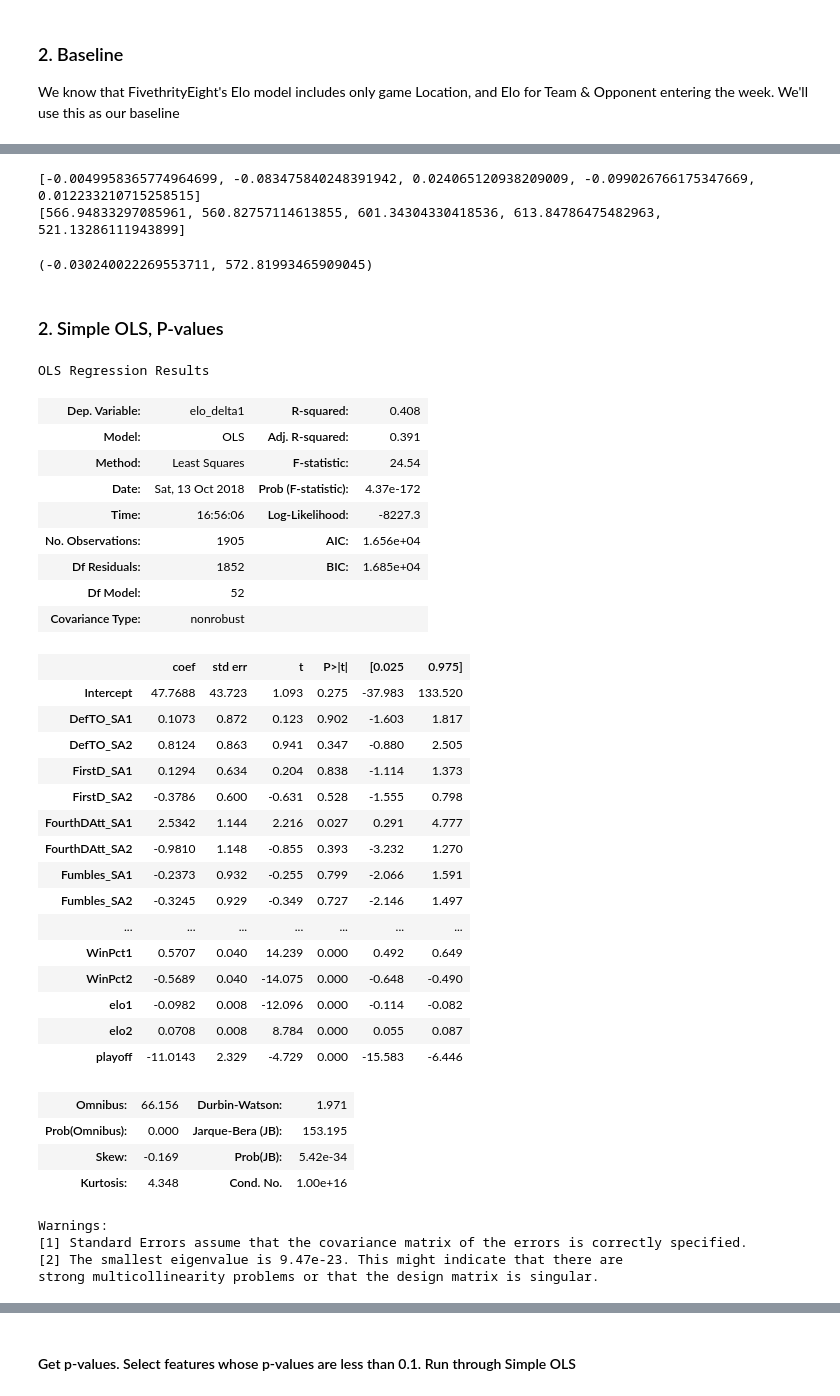
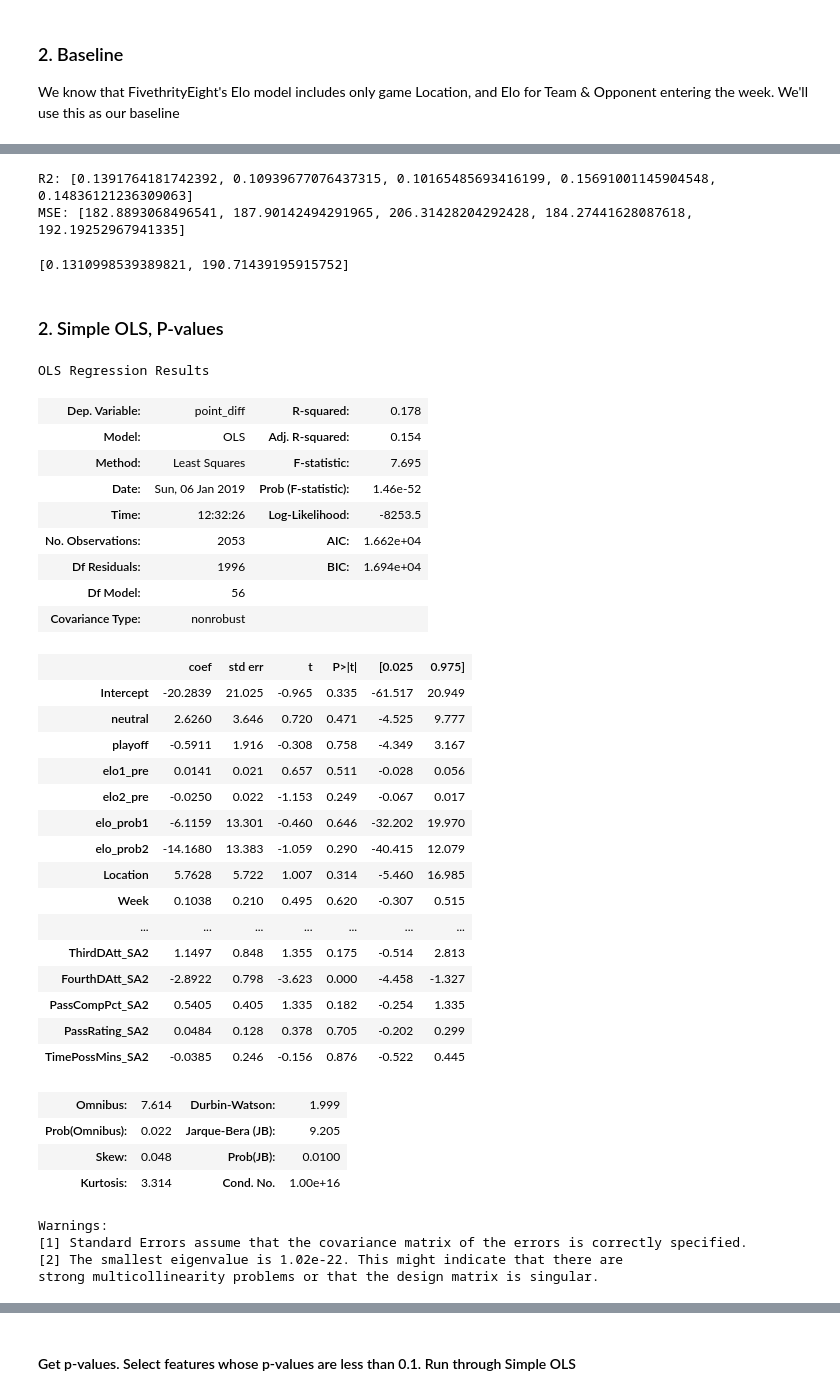
Before and after one commit to kbfreder/nfl-predictions, a Jupyter notebook: 03b_FeatureModel_Explore.ipynb, the cells around one changed output, grey strips where cells are left out. Cells and saved outputs as stored; diff of their text form; code cells hidden in the pictures.

```diff
--- a/03b_FeatureModel_Explore.ipynb
+++ b/03b_FeatureModel_Explore.ipynb
@@ -57,7 +53,6 @@ len(df)
 # %%
-train_df = p.open_pkl('Data/train_df.pkl')
-test_df = p.open_pkl('Data/test_df.pkl')
+X_train = p.open_pkl('Data/X_train.pkl')
+y_train  = p.open_pkl('Data/y_train.pkl')
+
+train_df = X_train.join(y_train)
+target = 'point_diff'
-# %%
-train_df.reset_index(inplace=True, drop=True)
-# %%
-target = 'elo_delta1'
@@ -131,46 +101,50 @@ f.pick_degrees(train_df, simple_cols, target, max_deg=10)
 # %%
-f.assess_model_poly(train_df, simple_cols, target, 6)
+f.assess_model_poly(train_df, simple_cols, target, 3)
 # %% [output]
-[-0.0049958365774964699, -0.083475840248391942, 0.024065120938209009, -0.099026766175347669, 0.012233210715258515]
-[566.94833297085961, 560.82757114613855, 601.34304330418536, 613.84786475482963, 521.13286111943899]
+R2: [0.1391764181742392, 0.10939677076437315, 0.10165485693416199, 0.15691001145904548, 0.14836121236309063]
+MSE: [182.8893068496541, 187.90142494291965, 206.31428204292428, 184.27441628087618, 192.19252967941335]
-(-0.030240022269553711, 572.81993465909045)
+[0.1310998539389821, 190.71439195915752]
 # %% [markdown]
 ### 2. Simple OLS, P-values  <a name=s2 />
+# %%
+drop_cols = ['score1', 'score2', 'elo_delta', 'Date', 'OT', 'Season','Date', 'point_diff']
+all_cols = [x for x in train_df.columns if x not in drop_cols]
+num_cols = [x for x in all_cols if train_df.dtypes[x] != 'O']
 # %%
-fit2a = f.simple_OLS(train_df, all_cols, target)
+fit2a = f.simple_OLS(train_df, num_cols, target)
 fit2a.summary()
 # %% [output]
 OLS Regression Results
-| Dep. Variable: | elo_delta1 | R-squared: | 0.408 |
-| Model: | OLS | Adj. R-squared: | 0.391 |
-| Method: | Least Squares | F-statistic: | 24.54 |
-| Date: | Sat, 13 Oct 2018 | Prob (F-statistic): | 4.37e-172 |
-| Time: | 16:56:06 | Log-Likelihood: | -8227.3 |
-| No. Observations: | 1905 | AIC: | 1.656e+04 |
-| Df Residuals: | 1852 | BIC: | 1.685e+04 |
-| Df Model: | 52 |  |  |
+| Dep. Variable: | point_diff | R-squared: | 0.178 |
+| Model: | OLS | Adj. R-squared: | 0.154 |
+| Method: | Least Squares | F-statistic: | 7.695 |
+| Date: | Sun, 06 Jan 2019 | Prob (F-statistic): | 1.46e-52 |
+| Time: | 12:32:26 | Log-Likelihood: | -8253.5 |
+| No. Observations: | 2053 | AIC: | 1.662e+04 |
+| Df Residuals: | 1996 | BIC: | 1.694e+04 |
+| Df Model: | 56 |  |  |
 | Covariance Type: | nonrobust |  |  |
 |  | coef | std err | t | P>|t| | [0.025 | 0.975] |
-| Intercept | 47.7688 | 43.723 | 1.093 | 0.275 | -37.983 | 133.520 |
-| DefTO_SA1 | 0.1073 | 0.872 | 0.123 | 0.902 | -1.603 | 1.817 |
-| DefTO_SA2 | 0.8124 | 0.863 | 0.941 | 0.347 | -0.880 | 2.505 |
-| FirstD_SA1 | 0.1294 | 0.634 | 0.204 | 0.838 | -1.114 | 1.373 |
-| FirstD_SA2 | -0.3786 | 0.600 | -0.631 | 0.528 | -1.555 | 0.798 |
-| FourthDAtt_SA1 | 2.5342 | 1.144 | 2.216 | 0.027 | 0.291 | 4.777 |
-| FourthDAtt_SA2 | -0.9810 | 1.148 | -0.855 | 0.393 | -3.232 | 1.270 |
-| Fumbles_SA1 | -0.2373 | 0.932 | -0.255 | 0.799 | -2.066 | 1.591 |
-| Fumbles_SA2 | -0.3245 | 0.929 | -0.349 | 0.727 | -2.146 | 1.497 |
+| Intercept | -20.2839 | 21.025 | -0.965 | 0.335 | -61.517 | 20.949 |
+| neutral | 2.6260 | 3.646 | 0.720 | 0.471 | -4.525 | 9.777 |
+| playoff | -0.5911 | 1.916 | -0.308 | 0.758 | -4.349 | 3.167 |
+| elo1_pre | 0.0141 | 0.021 | 0.657 | 0.511 | -0.028 | 0.056 |
+| elo2_pre | -0.0250 | 0.022 | -1.153 | 0.249 | -0.067 | 0.017 |
+| elo_prob1 | -6.1159 | 13.301 | -0.460 | 0.646 | -32.202 | 19.970 |
+| elo_prob2 | -14.1680 | 13.383 | -1.059 | 0.290 | -40.415 | 12.079 |
+| Location | 5.7628 | 5.722 | 1.007 | 0.314 | -5.460 | 16.985 |
+| Week | 0.1038 | 0.210 | 0.495 | 0.620 | -0.307 | 0.515 |
 | ... | ... | ... | ... | ... | ... | ... |
-| WinPct1 | 0.5707 | 0.040 | 14.239 | 0.000 | 0.492 | 0.649 |
-| WinPct2 | -0.5689 | 0.040 | -14.075 | 0.000 | -0.648 | -0.490 |
-| elo1 | -0.0982 | 0.008 | -12.096 | 0.000 | -0.114 | -0.082 |
-| elo2 | 0.0708 | 0.008 | 8.784 | 0.000 | 0.055 | 0.087 |
-| playoff | -11.0143 | 2.329 | -4.729 | 0.000 | -15.583 | -6.446 |
+| ThirdDAtt_SA2 | 1.1497 | 0.848 | 1.355 | 0.175 | -0.514 | 2.813 |
+| FourthDAtt_SA2 | -2.8922 | 0.798 | -3.623 | 0.000 | -4.458 | -1.327 |
+| PassCompPct_SA2 | 0.5405 | 0.405 | 1.335 | 0.182 | -0.254 | 1.335 |
+| PassRating_SA2 | 0.0484 | 0.128 | 0.378 | 0.705 | -0.202 | 0.299 |
+| TimePossMins_SA2 | -0.0385 | 0.246 | -0.156 | 0.876 | -0.522 | 0.445 |
-| Omnibus: | 66.156 | Durbin-Watson: | 1.971 |
-| Prob(Omnibus): | 0.000 | Jarque-Bera (JB): | 153.195 |
-| Skew: | -0.169 | Prob(JB): | 5.42e-34 |
-| Kurtosis: | 4.348 | Cond. No. | 1.00e+16 |
+| Omnibus: | 7.614 | Durbin-Watson: | 1.999 |
+| Prob(Omnibus): | 0.022 | Jarque-Bera (JB): | 9.205 |
+| Skew: | 0.048 | Prob(JB): | 0.0100 |
+| Kurtosis: | 3.314 | Cond. No. | 1.00e+16 |
 Warnings:
 [1] Standard Errors assume that the covariance matrix of the errors is correctly specified.
-[2] The smallest eigenvalue is 9.47e-23. This might indicate that there are
+[2] The smallest eigenvalue is 1.02e-22. This might indicate that there are
 strong multicollinearity problems or that the design matrix is singular.
```
Also changed, not shown: parts of 94 cells of this notebook, 16 other files.
